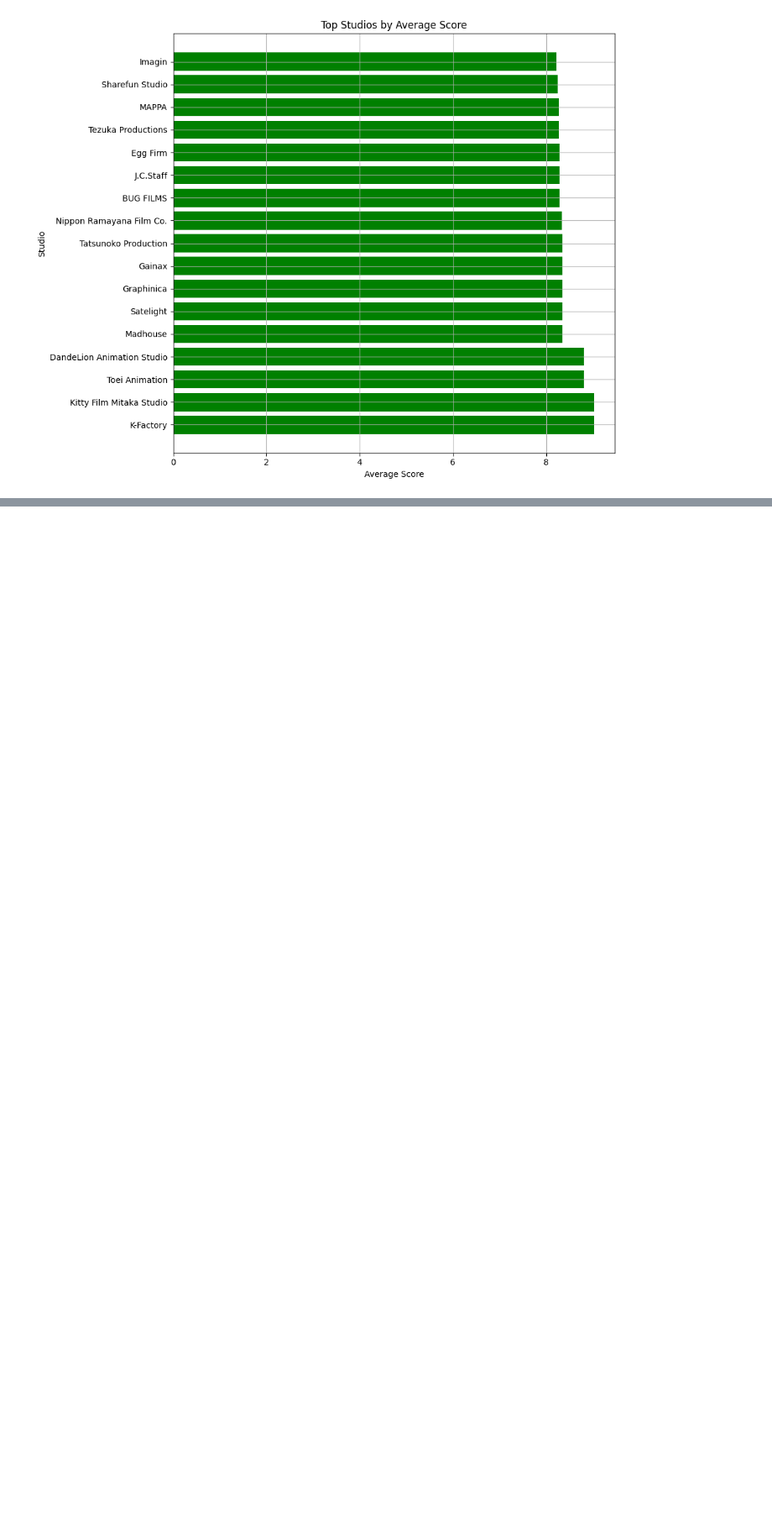
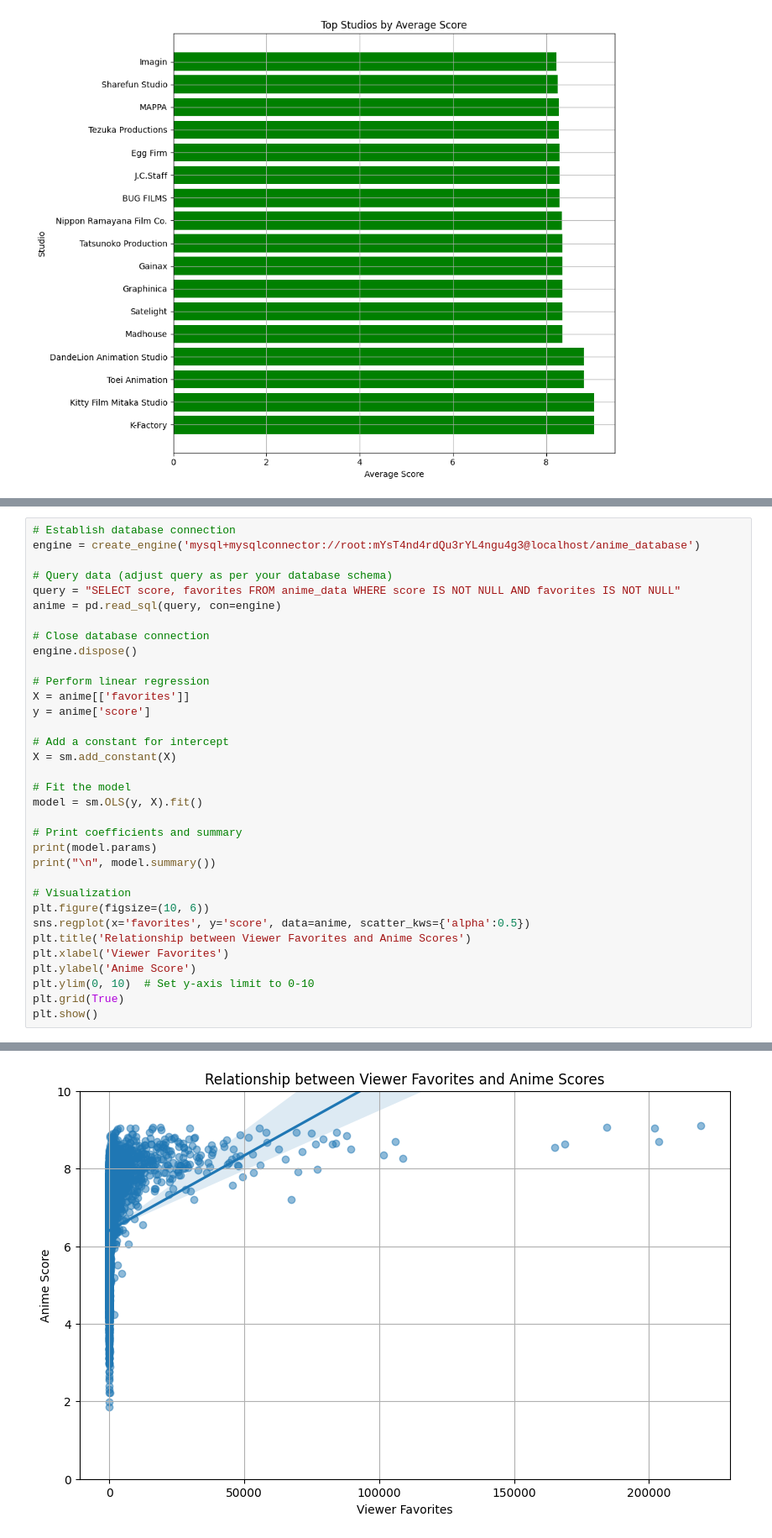
Before and after one commit to shrimpeu/Data-Mining-Final-Project, a Jupyter notebook: Data_Visualization.ipynb, the cells around one changed output, grey strips where cells are left out. Shown: that part at 84% size. Cells and saved outputs as stored; diff of their text form; blank space fills up the shorter version.

```diff
--- a/Data_Visualization.ipynb
+++ b/Data_Visualization.ipynb
@@ -250,0 +286,35 @@ engine.dispose()
+# %%
+# Establish database connection
+engine = create_engine('mysql+mysqlconnector://root:mYsT4nd4rdQu3rYL4ngu4g3@localhost/anime_database')
+
+# Query data (adjust query as per your database schema)
+query = "SELECT score, favorites FROM anime_data WHERE score IS NOT NULL AND favorites IS NOT NULL"
+anime = pd.read_sql(query, con=engine)
+
+# Close database connection
+engine.dispose()
+
+# Perform linear regression
+X = anime[['favorites']]
+y = anime['score']
+
+# Add a constant for intercept
+X = sm.add_constant(X)
+
+# Fit the model
+model = sm.OLS(y, X).fit()
+
+# Print coefficients and summary
+print(model.params)
+print("\n", model.summary())
+
+# Visualization
+plt.figure(figsize=(10, 6))
+sns.regplot(x='favorites', y='score', data=anime, scatter_kws={'alpha':0.5})
+plt.title('Relationship between Viewer Favorites and Anime Scores')
+plt.xlabel('Viewer Favorites')
+plt.ylabel('Anime Score')
+plt.ylim(0, 10)  # Set y-axis limit to 0-10
+plt.grid(True)
+plt.show()
+# %% [output]
@@ -250,0 +338 @@ engine.dispose()
+[figure, added]
```
Also changed, not shown: parts of 15 cells of this notebook.
